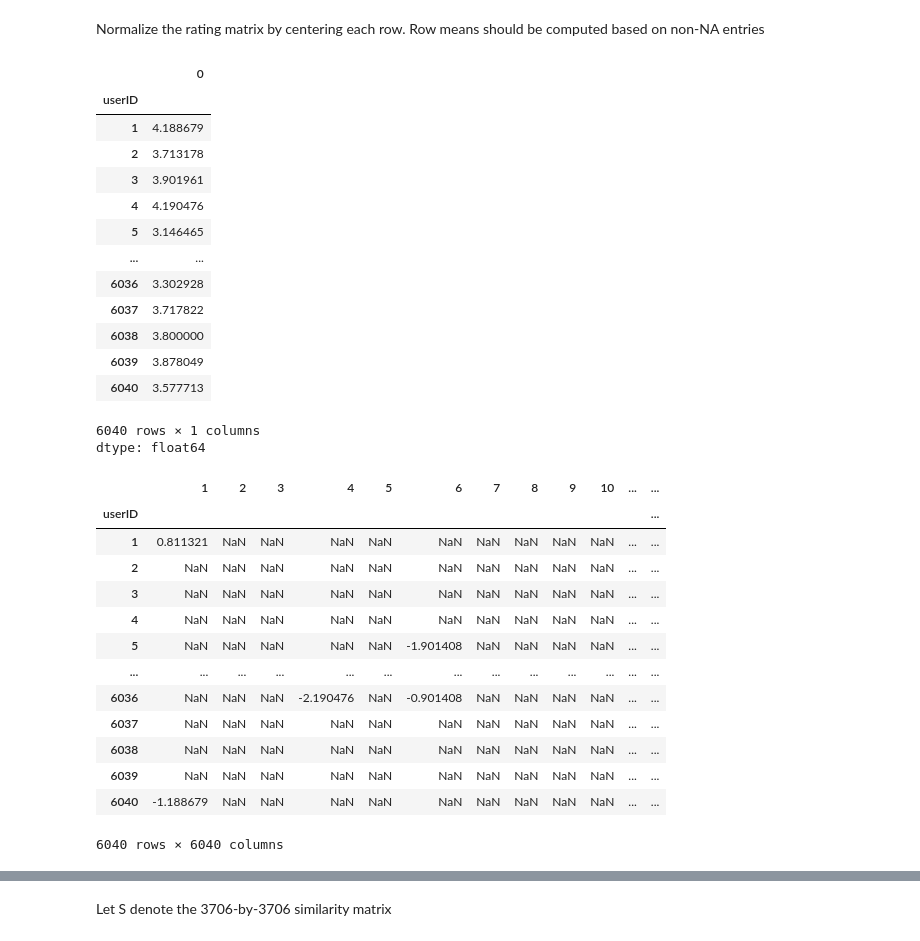
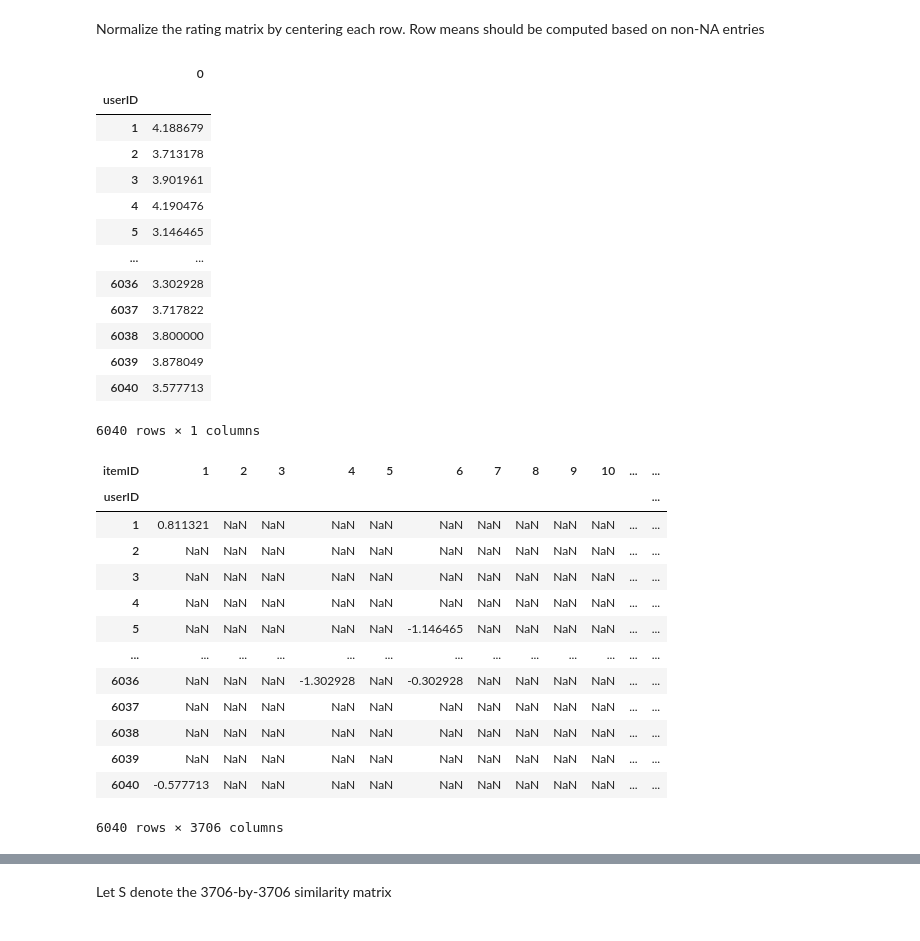
Before and after one commit to zelal-Eizaldeen/project2_Walmart_Price_Prediction, a Jupyter notebook: project4_3113_zelalae2.ipynb, the cells around one changed output, grey strips where cells are left out. Saved outputs shown, nothing was run; the diff lists cells and outputs as text; code cells hidden in the pictures.

```diff
--- a/project4_3113_zelalae2.ipynb
+++ b/project4_3113_zelalae2.ipynb
@@ -368,7 +381,7 @@ rating_matrix
 # %% [markdown]
 Normalize the rating matrix by centering each row. Row means should be computed based on non-NA entries
 # %%
-rating_matrix.mean(axis=1,skipna=True)
+pd.DataFrame(rating_matrix.mean(axis=1,skipna=True))
 # %% [output]
 |  | 0 |
 | userID |  |
@@ -384,22 +397,21 @@ rating_matrix.mean(axis=1,skipna=True)
 | 6039 | 3.878049 |
 | 6040 | 3.577713 |
 6040 rows × 1 columns
-dtype: float64
 # %%
-rating_matrix_norm = rating_matrix-rating_matrix.mean(axis=1,skipna=True)
+rating_matrix_norm = rating_matrix.sub(rating_matrix.mean(axis=1,skipna=True), axis=0)
 rating_matrix_norm
 # %% [output]
-|  | 1 | 2 | 3 | 4 | 5 | 6 | 7 | 8 | 9 | 10 | ... | ... |
+| itemID | 1 | 2 | 3 | 4 | 5 | 6 | 7 | 8 | 9 | 10 | ... | ... |
 | userID |  |  |  |  |  |  |  |  |  |  |  | ... |
 | 1 | 0.811321 | NaN | NaN | NaN | NaN | NaN | NaN | NaN | NaN | NaN | ... | ... |
 | 2 | NaN | NaN | NaN | NaN | NaN | NaN | NaN | NaN | NaN | NaN | ... | ... |
 | 3 | NaN | NaN | NaN | NaN | NaN | NaN | NaN | NaN | NaN | NaN | ... | ... |
 | 4 | NaN | NaN | NaN | NaN | NaN | NaN | NaN | NaN | NaN | NaN | ... | ... |
-| 5 | NaN | NaN | NaN | NaN | NaN | -1.901408 | NaN | NaN | NaN | NaN | ... | ... |
+| 5 | NaN | NaN | NaN | NaN | NaN | -1.146465 | NaN | NaN | NaN | NaN | ... | ... |
 | ... | ... | ... | ... | ... | ... | ... | ... | ... | ... | ... | ... | ... |
-| 6036 | NaN | NaN | NaN | -2.190476 | NaN | -0.901408 | NaN | NaN | NaN | NaN | ... | ... |
+| 6036 | NaN | NaN | NaN | -1.302928 | NaN | -0.302928 | NaN | NaN | NaN | NaN | ... | ... |
 | 6037 | NaN | NaN | NaN | NaN | NaN | NaN | NaN | NaN | NaN | NaN | ... | ... |
 | 6038 | NaN | NaN | NaN | NaN | NaN | NaN | NaN | NaN | NaN | NaN | ... | ... |
 | 6039 | NaN | NaN | NaN | NaN | NaN | NaN | NaN | NaN | NaN | NaN | ... | ... |
-| 6040 | -1.188679 | NaN | NaN | NaN | NaN | NaN | NaN | NaN | NaN | NaN | ... | ... |
+| 6040 | -0.577713 | NaN | NaN | NaN | NaN | NaN | NaN | NaN | NaN | NaN | ... | ... |
-6040 rows × 6040 columns
+6040 rows × 3706 columns
```
Also changed, not shown: parts of 16 cells of this notebook.
